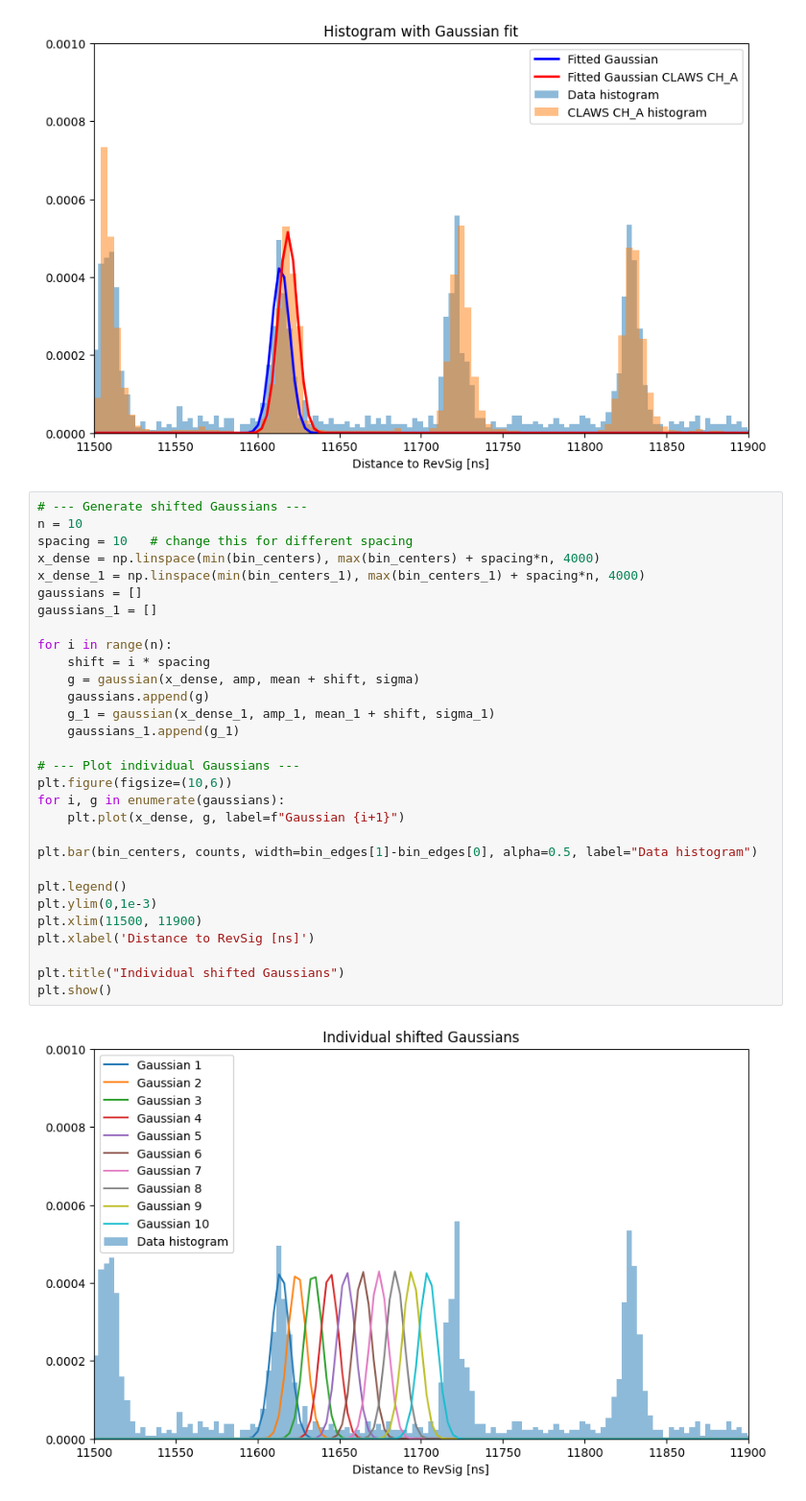
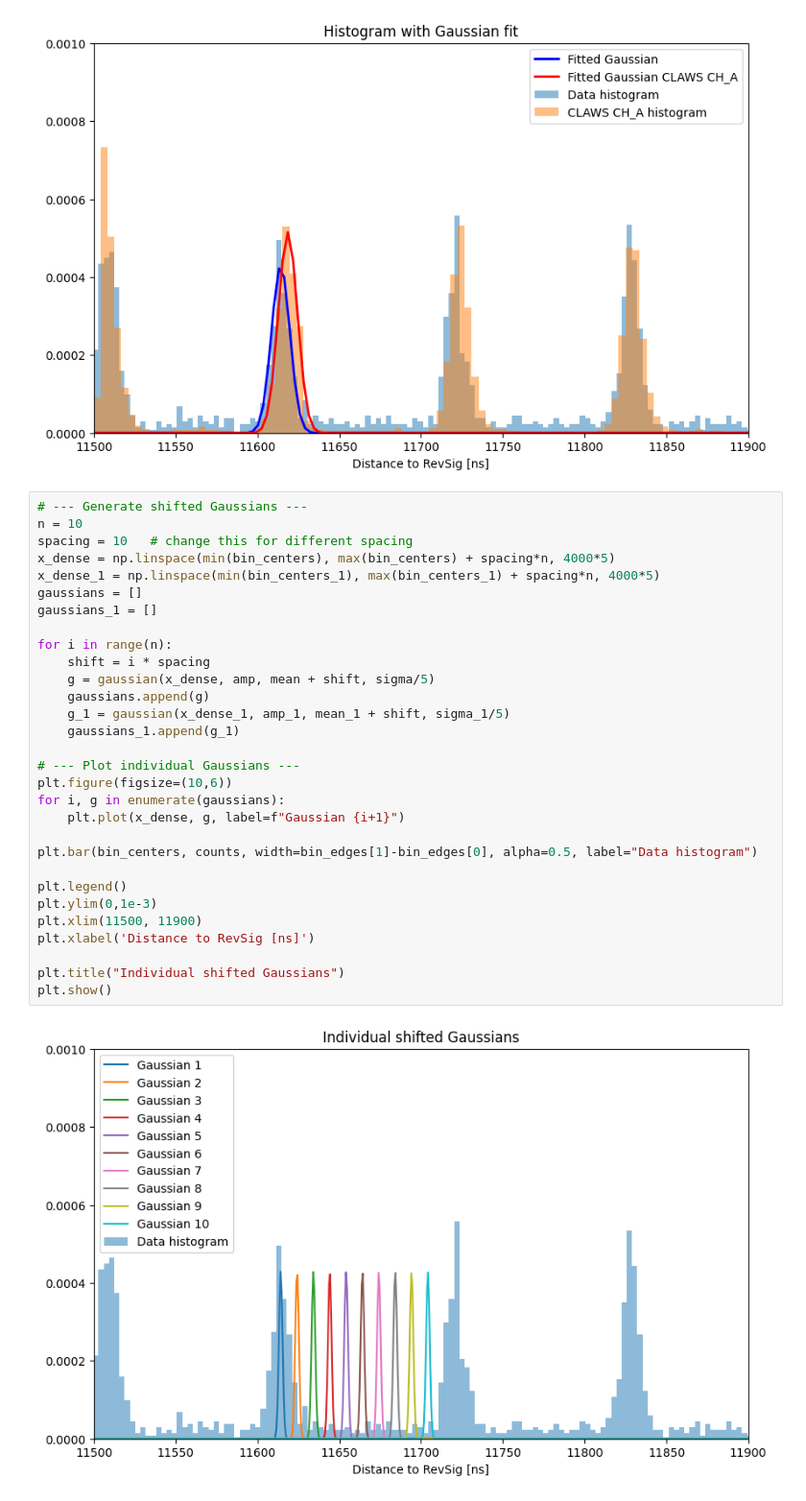
Before and after one commit to mohaas33/rhic_blm_daq, a Jupyter notebook: RHIC_BLM_2025_AuAu.ipynb, the cells around one changed output. Shown at 96% size. Saved outputs shown, nothing was run; the diff lists cells and outputs as text.

```diff
--- a/RHIC_BLM_2025_AuAu.ipynb
+++ b/RHIC_BLM_2025_AuAu.ipynb
@@ -1253,35 +1253,35 @@ Fit parameters CH_A: 0.0005150804540882579 11618.572612673779 5.817351448801044
 # %%
 # --- Generate shifted Gaussians ---
 n = 10
 spacing = 10   # change this for different spacing
-x_dense = np.linspace(min(bin_centers), max(bin_centers) + spacing*n, 4000)
-x_dense_1 = np.linspace(min(bin_centers_1), max(bin_centers_1) + spacing*n, 4000)
+x_dense = np.linspace(min(bin_centers), max(bin_centers) + spacing*n, 4000*5)
+x_dense_1 = np.linspace(min(bin_centers_1), max(bin_centers_1) + spacing*n, 4000*5)
 gaussians = []
 gaussians_1 = []
 
 for i in range(n):
     shift = i * spacing
-    g = gaussian(x_dense, amp, mean + shift, sigma)
+    g = gaussian(x_dense, amp, mean + shift, sigma/5)
     gaussians.append(g)
-    g_1 = gaussian(x_dense_1, amp_1, mean_1 + shift, sigma_1)
+    g_1 = gaussian(x_dense_1, amp_1, mean_1 + shift, sigma_1/5)
     gaussians_1.append(g_1)
 
 # --- Plot individual Gaussians ---
 plt.figure(figsize=(10,6))
 for i, g in enumerate(gaussians):
     plt.plot(x_dense, g, label=f"Gaussian {i+1}")
 
 plt.bar(bin_centers, counts, width=bin_edges[1]-bin_edges[0], alpha=0.5, label="Data histogram")
 
 plt.legend()
 plt.ylim(0,1e-3)
 plt.xlim(11500, 11900)
 plt.xlabel('Distance to RevSig [ns]')
 
 plt.title("Individual shifted Gaussians")
 plt.show()
 # %% [output]
-[figure, old version]
+[figure, new version]
 # %%
 
 
```
Also changed, not shown: parts of 2 cells of this notebook.
